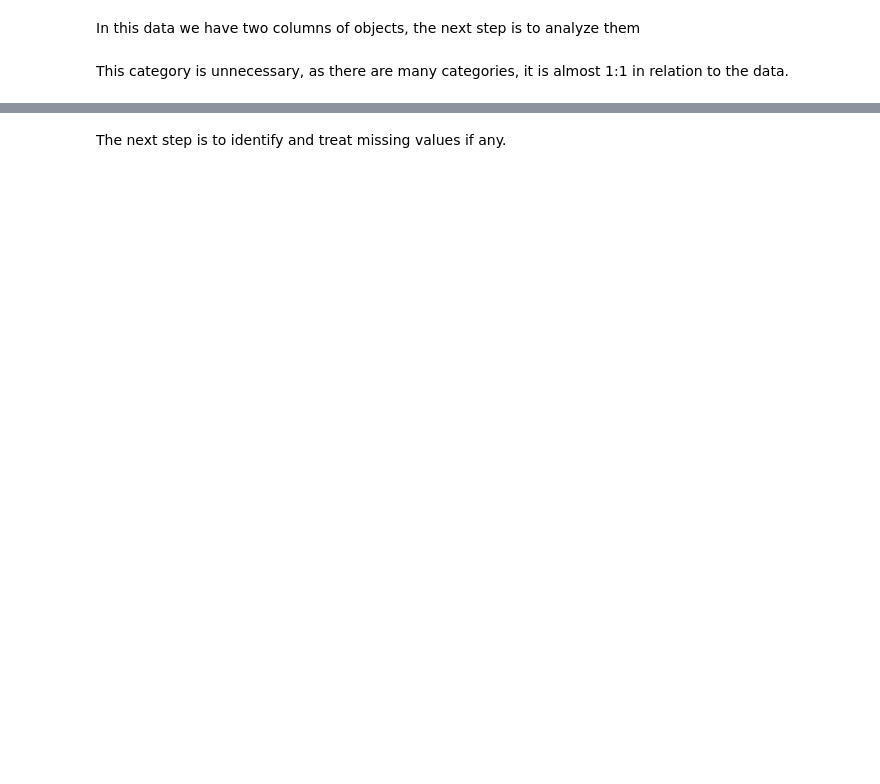
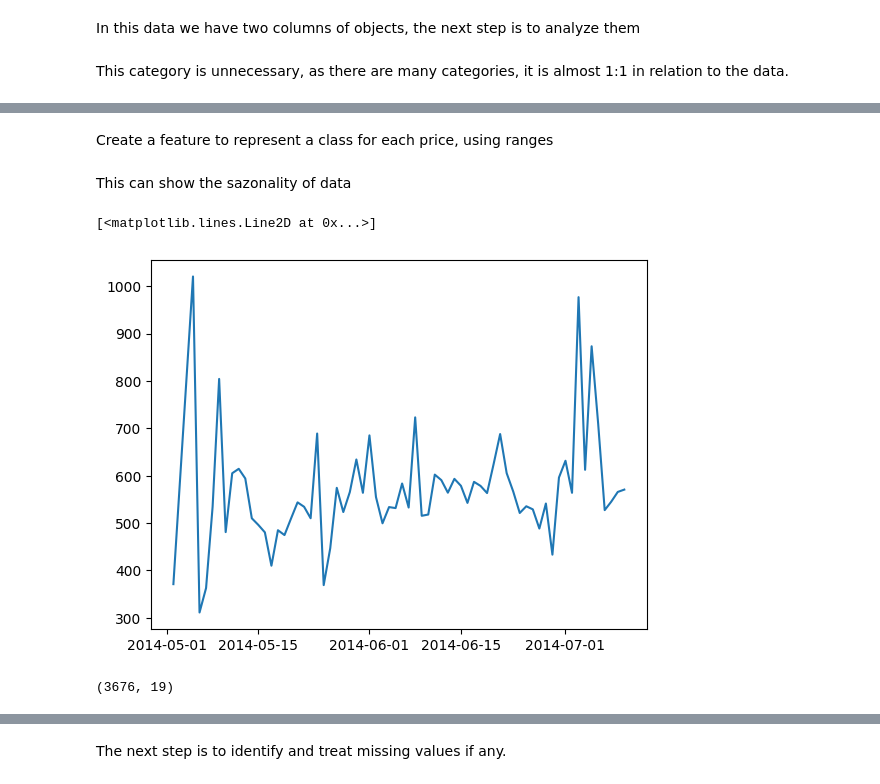
Before and after one commit to LeonardoMBarca/machine-learning-projects, a Jupyter notebook: simple property price forecast/jupyter_notebooks/EDA.ipynb, the cells around one changed output, grey strips where cells are left out. Cells and saved outputs as stored; diff of their text form; code cells hidden in the pictures; blank space fills up the shorter version.

```diff
--- a/simple property price forecast/jupyter_notebooks/EDA.ipynb
+++ b/simple property price forecast/jupyter_notebooks/EDA.ipynb
@@ -33,4 +47,6 @@ display(df)
+# %%
+df['yr_renovated'] = np.where(df['yr_renovated'] == 0, df['yr_built'], df['yr_renovated'])
 # %% [markdown]
 Drop unnecessary columns
 # %%
-df.drop(columns=["date", "statezip", "country"], axis=0, inplace=True)
+df.drop(columns=["statezip", "country"], axis=0, inplace=True)
@@ -75,0 +120,2 @@ df["city"].value_counts().count()
+# %% [markdown]
+Create a feature to represent a class for each price, using ranges
@@ -75,0 +126,8 @@ df["city"].value_counts().count()
+# %% [markdown]
+This can show the sazonality of data
+# %%
+avg_price_data = df.groupby(["date"])["prices_view"].mean()
+plt.plot(avg_price_data.index, avg_price_data.values)
+# %% [output]
+[<matplotlib.lines.Line2D at 0x...>]
+[figure, added]
@@ -75,0 +136,7 @@ df["city"].value_counts().count()
+# %%
+city_counts = df["city"].value_counts()
+
+df = df[~df["city"].isin(city_counts[city_counts < 50].index)]
+df.shape
+# %% [output]
+(3676, 19)
```
Also changed, not shown: parts of 19 cells of this notebook.
